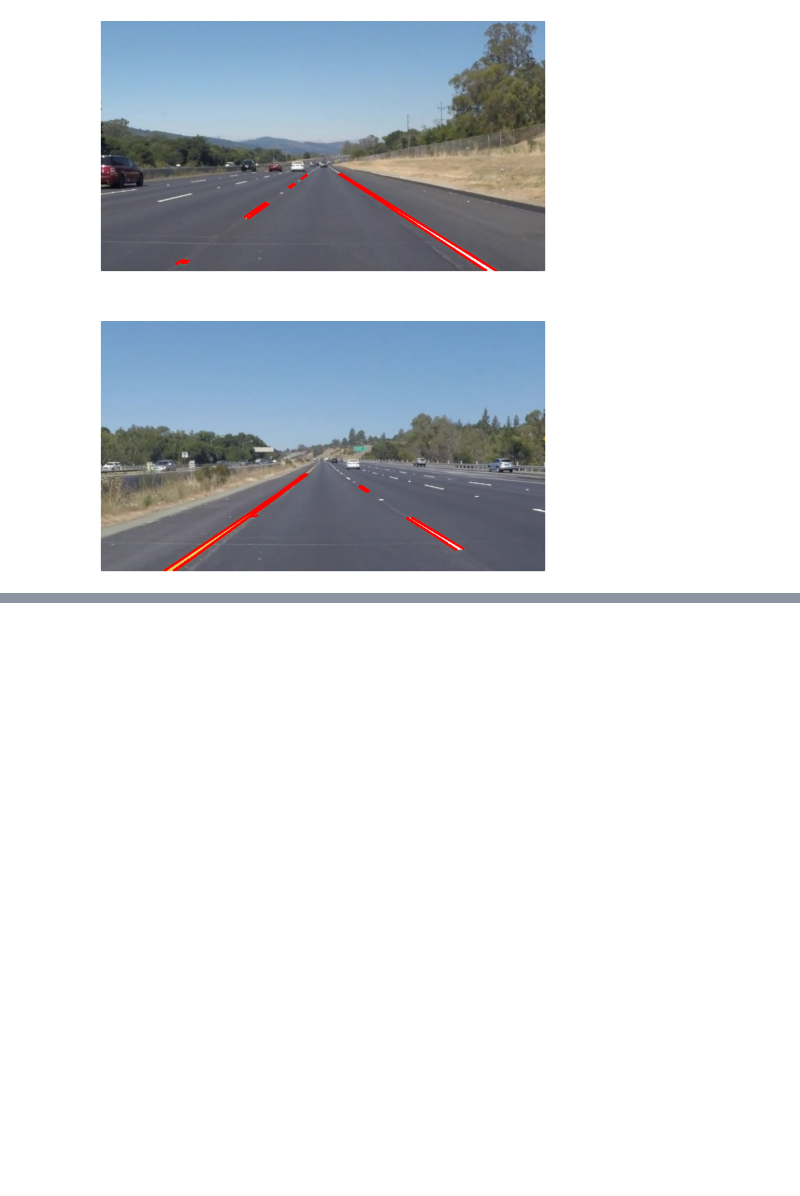
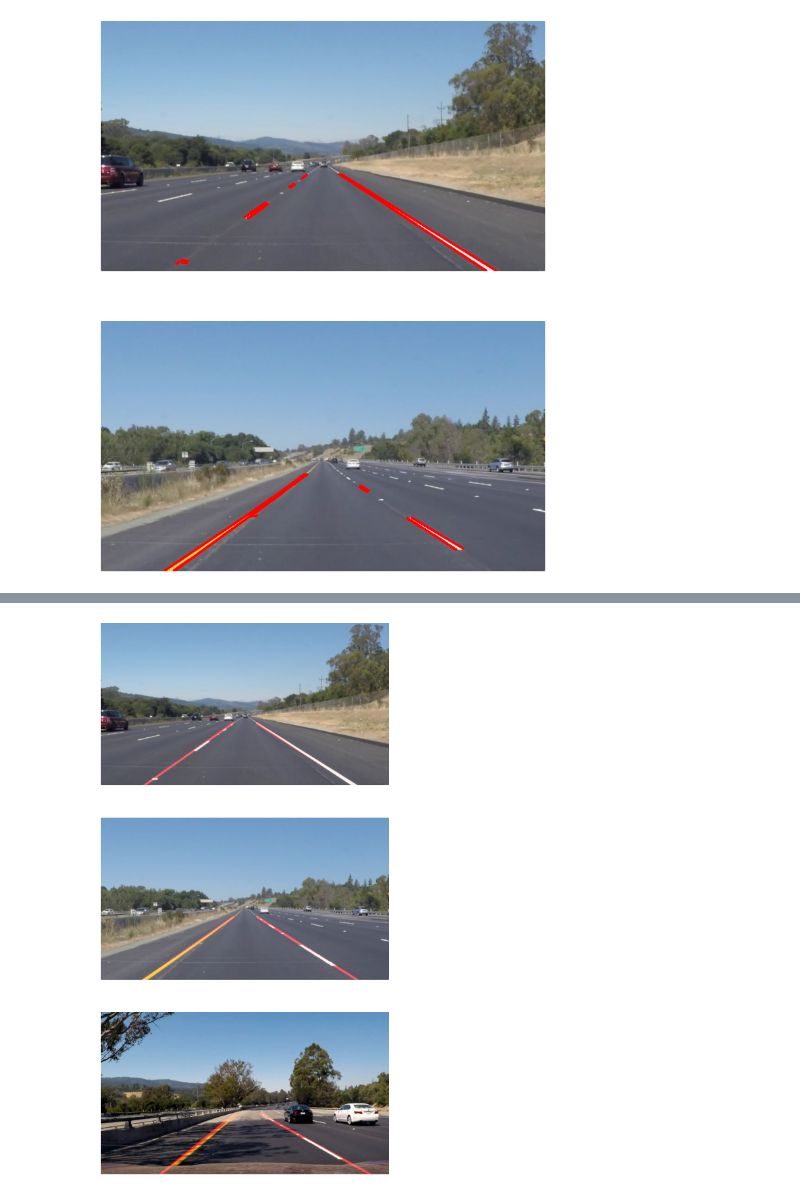
Before and after one commit to mjw2705/MachineVision, a Jupyter notebook: ch3_lane detection/lane_detection.ipynb, the cells around one changed output, grey strips where cells are left out. Cells and saved outputs as stored; diff of their text form; code cells hidden in the pictures; blank space fills up the shorter version.

```diff
--- a/ch3_lane detection/lane_detection.ipynb
+++ b/ch3_lane detection/lane_detection.ipynb
@@ -123,0 +218,40 @@ plt.show()
+# %%
+def improved_pipeline(img):
+    height, width = img.shape[:2]
+
+    vertices = np.array([[(50, height), (width/2 - 45, height/2 + 60),
+                          (width/2 + 45, height/2 + 60), (width - 50, height)]], dtype='int')
+    gray_img = cv2.cvtColor(img, cv2.COLOR_RGB2GRAY)
+    blur_img = cv2.GaussianBlur(gray_img, (3, 3), 0)
+    edge_img = cv2.Canny(blur_img, 70, 180)
+
+    roi_img = region_of_interest(edge_img, vertices)
+    lines = cv2.HoughLinesP(roi_img, rho=1,
+                            theta=np.pi/180,
+                            threshold=10,
+                            minLineLength=10,
+                            maxLineGap=5)
+    candidate_lines = [Line(*line[0]) for line in lines]
+    lLane, rLane = get_lanes(candidate_lines, y_end=height)
+    line_img = np.zeros_like(img)
+    lLane.draw(line_img)
+    rLane.draw(line_img)
+    result = cv2.addWeighted(img, 1.0, line_img, 1.0, 0.0)
+
+    return result
+# %%
+listOfFiles = ['solidWhiteRight.jpg', 'solidYellowLeft.jpg', 'challenge.jpg']
+
+plt.figure(figsize=(15,15))
+
+for i, file in enumerate(listOfFiles):
+    img = cv2.imread(file)
+
+    result = improved_pipeline(img)
+    result = cv2.cvtColor(result, cv2.COLOR_BGR2RGB)
+    plt.subplot(3, 1 , i+1)
+    plt.imshow(result)
+    plt.axis('off')
+plt.show()
+# %% [output]
+[figure, added]
```
Also changed, not shown: parts of 7 cells of this notebook.
